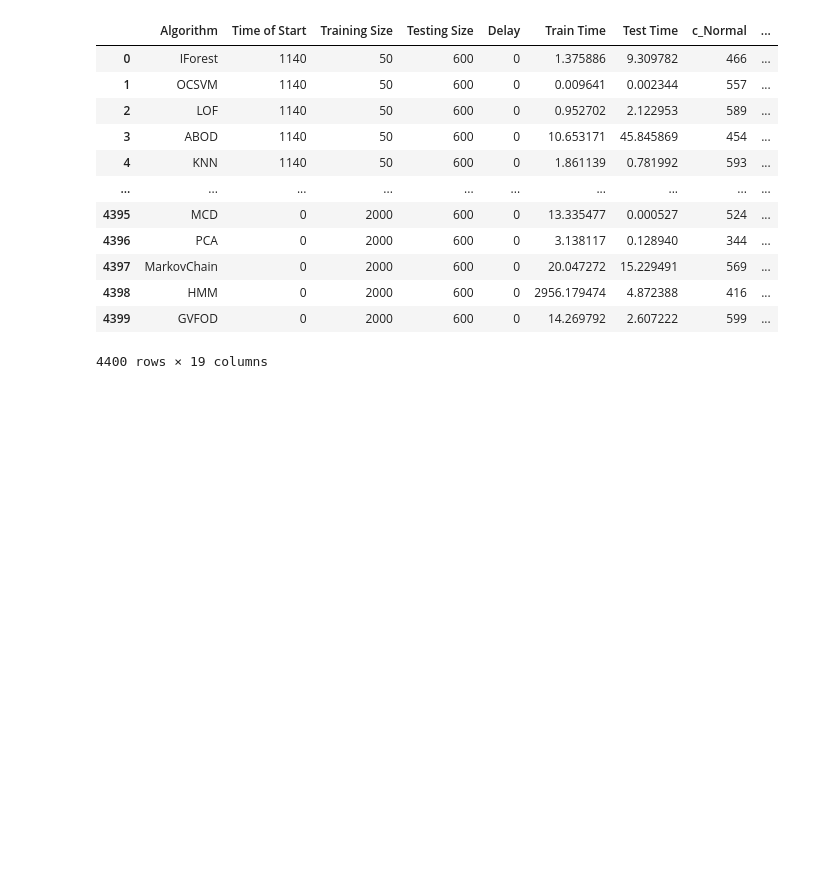
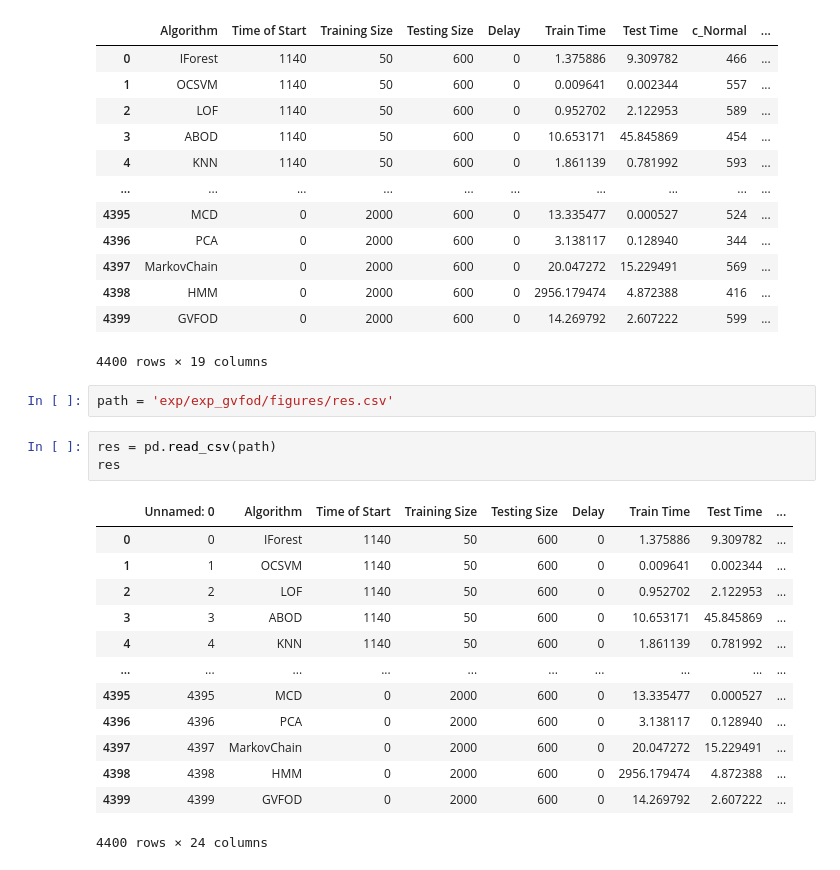
Before and after one commit to MehranTaghian/GVFOD, a Jupyter notebook: test.ipynb, the cells around one changed output. Saved outputs shown, nothing was run; the diff lists cells and outputs as text; blank space fills up the shorter version.

Commit message:
Testing the results

```diff
--- a/test.ipynb
+++ b/test.ipynb
@@ -22,3 +25,22 @@ data
 | 4398 | HMM | 0 | 2000 | 600 | 0 | 2956.179474 | 4.872388 | 416 | ... |
 | 4399 | GVFOD | 0 | 2000 | 600 | 0 | 14.269792 | 2.607222 | 599 | ... |
 4400 rows × 19 columns
+# %%
+path = 'exp/exp_gvfod/figures/res.csv'
+# %%
+res = pd.read_csv(path)
+res
+# %% [output]
+|  | Unnamed: 0 | Algorithm | Time of Start | Training Size | Testing Size | Delay | Train Time | Test Time | ... |
+| 0 | 0 | IForest | 1140 | 50 | 600 | 0 | 1.375886 | 9.309782 | ... |
+| 1 | 1 | OCSVM | 1140 | 50 | 600 | 0 | 0.009641 | 0.002344 | ... |
+| 2 | 2 | LOF | 1140 | 50 | 600 | 0 | 0.952702 | 2.122953 | ... |
+| 3 | 3 | ABOD | 1140 | 50 | 600 | 0 | 10.653171 | 45.845869 | ... |
+| 4 | 4 | KNN | 1140 | 50 | 600 | 0 | 1.861139 | 0.781992 | ... |
+| ... | ... | ... | ... | ... | ... | ... | ... | ... | ... |
+| 4395 | 4395 | MCD | 0 | 2000 | 600 | 0 | 13.335477 | 0.000527 | ... |
+| 4396 | 4396 | PCA | 0 | 2000 | 600 | 0 | 3.138117 | 0.128940 | ... |
+| 4397 | 4397 | MarkovChain | 0 | 2000 | 600 | 0 | 20.047272 | 15.229491 | ... |
+| 4398 | 4398 | HMM | 0 | 2000 | 600 | 0 | 2956.179474 | 4.872388 | ... |
+| 4399 | 4399 | GVFOD | 0 | 2000 | 600 | 0 | 14.269792 | 2.607222 | ... |
+4400 rows × 24 columns
```
Also changed, not shown: parts of 4 cells of this notebook, 2 other files.
